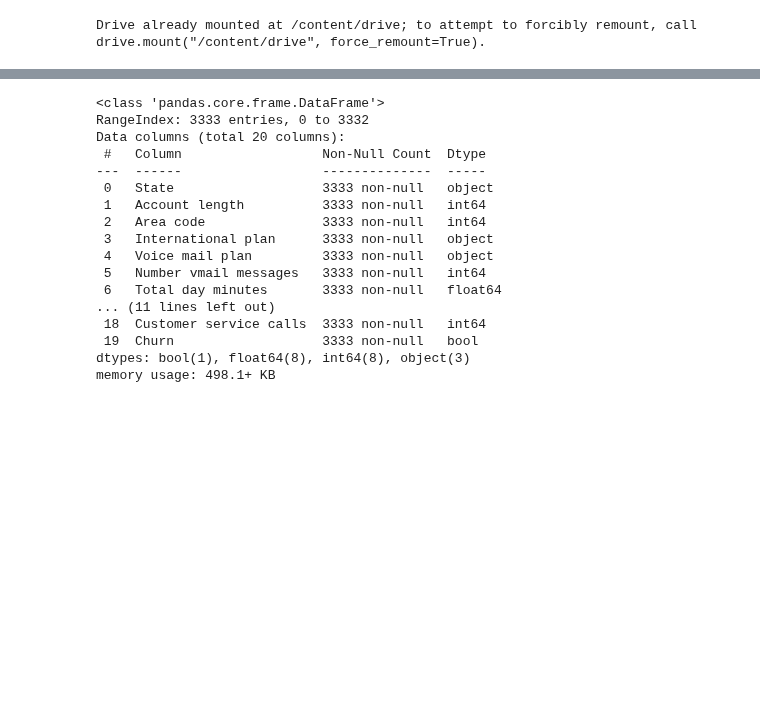
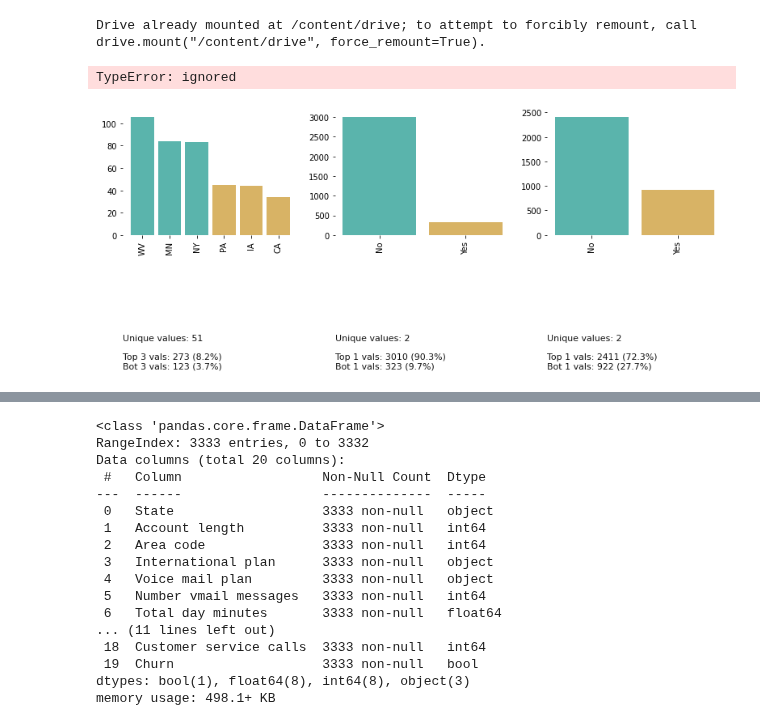
Before and after one commit to Creatrohit9/tele_churn-ANALYSIS, a Jupyter notebook: rohit_bhadauriya_EDA_2Telecom_Churn_Analysis_Capstone_Project.ipynb, the cells around one changed output, grey strips where cells are left out. Saved outputs shown, nothing was run; the diff lists cells and outputs as text; code cells hidden in the pictures; blank space fills up the shorter version.

Commit message:
commit for klib

```diff
--- a/rohit_bhadauriya_EDA_2Telecom_Churn_Analysis_Capstone_Project.ipynb
+++ b/rohit_bhadauriya_EDA_2Telecom_Churn_Analysis_Capstone_Project.ipynb
@@ -18,6 +38,11 @@ Drive already mounted at /content/drive; to attempt to forcibly remount, call dr
 # %%
 file_path='/content/drive/MyDrive/Copy of Telecom Churn.csv'
 tele_df=pd.read_csv(file_path)
+# %%
+klib.cat_plot(tele_df)
+# %% [output]
+TypeError: ignored
+[figure, added]
 # %%
 tele_df.head()
 # %% [output]
```
Also changed, not shown: parts of 4 cells of this notebook.
